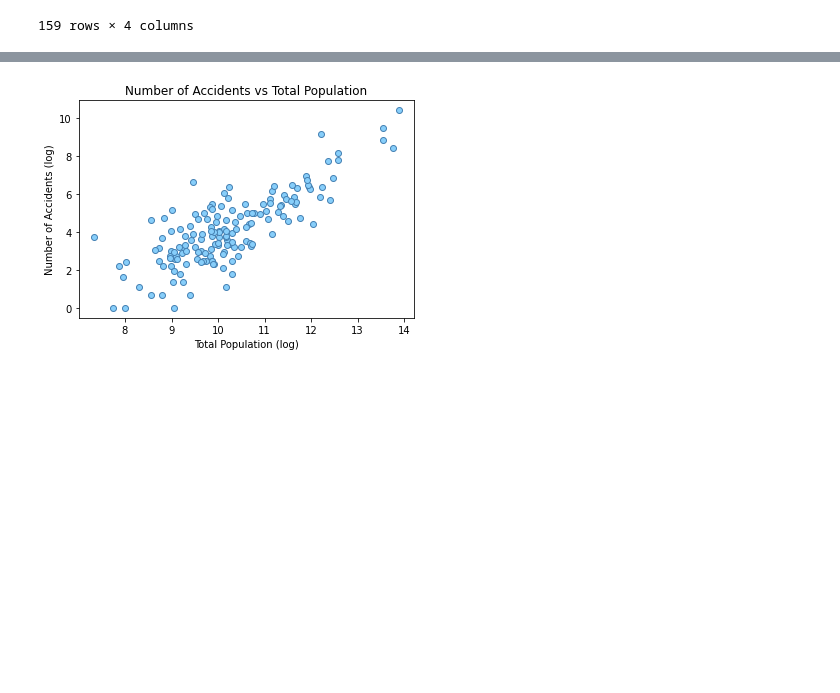
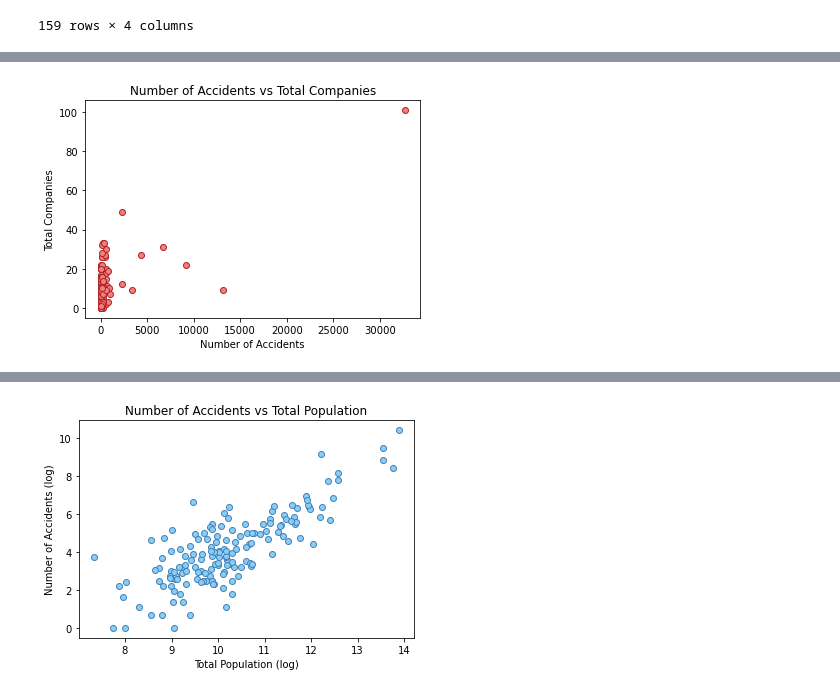
Before and after one commit to erinlzheng/project1, a Jupyter notebook: insurance_data/graphs_matplotlib.ipynb, the cells around one changed output, grey strips where cells are left out. Cells and saved outputs as stored; diff of their text form; code cells hidden in the pictures; blank space fills up the shorter version.

```diff
--- a/insurance_data/graphs_matplotlib.ipynb
+++ b/insurance_data/graphs_matplotlib.ipynb
@@ -113 +128,12 @@ plt.show()
+# %%
+#Graphs without log
+population_agencies = merged_file
+#label, set x & y axis
+plt.title('Number of Accidents vs Total Companies')
+plt.scatter(population_agencies['accident_count'], population_agencies['all_companies'], edgecolors='firebrick', c='lightcoral')
+plt.xlabel('Number of Accidents')
+plt.ylabel('Total Companies')
+plt.show()
+# %% [output]
+[figure, added]
 # %%
```
Also changed, not shown: parts of 8 cells of this notebook.
